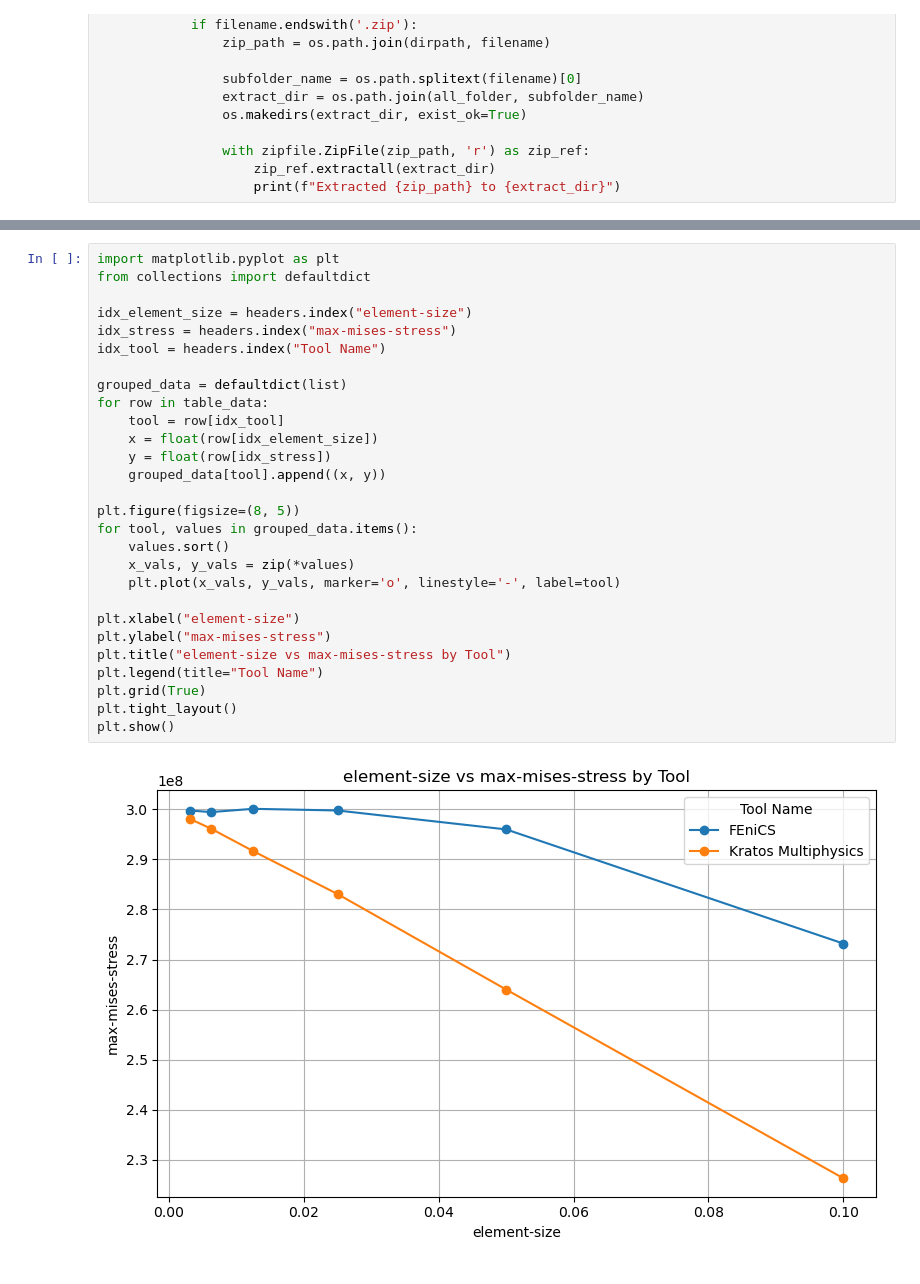
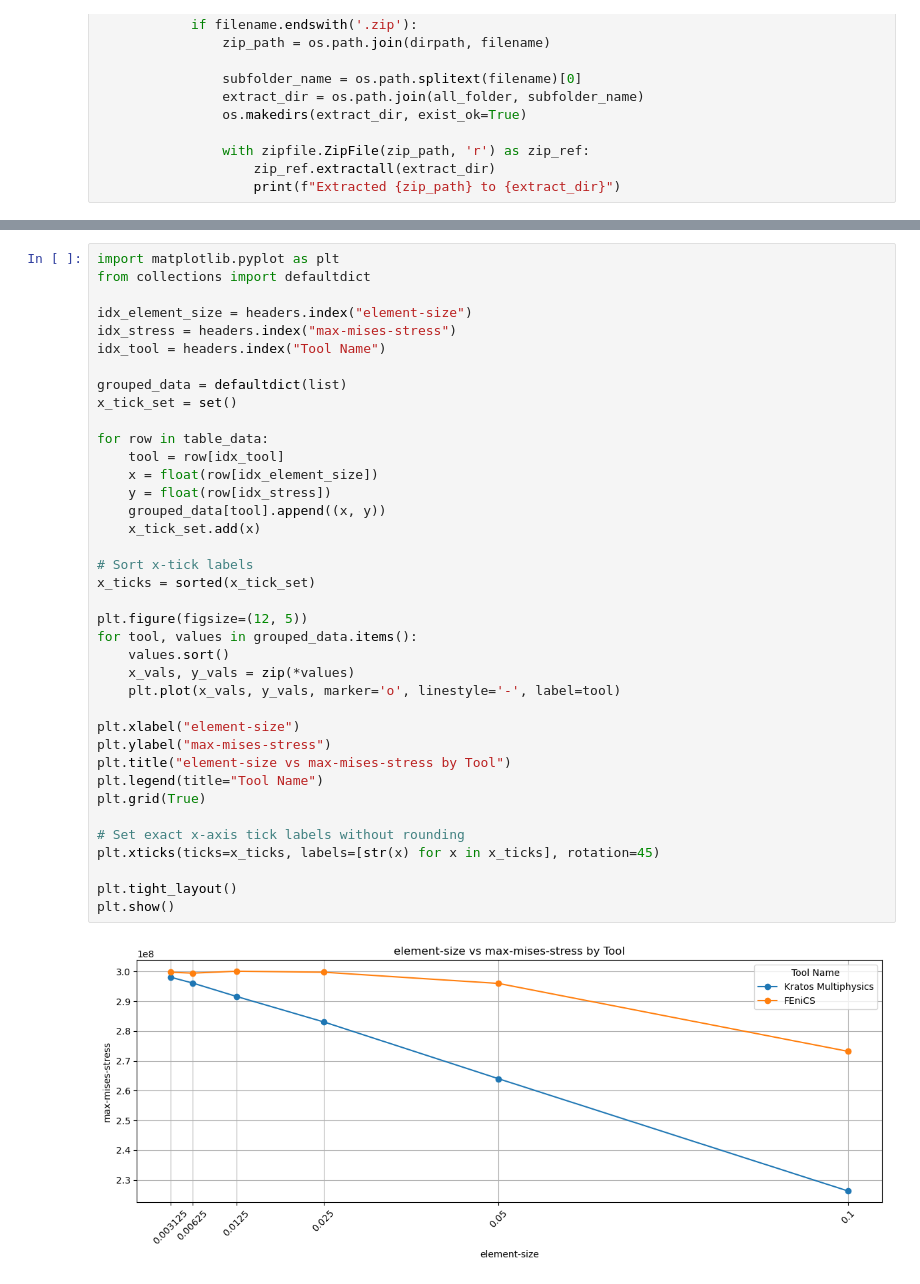
Before and after one commit to izus-fokus/snakemake-report-plugin-metadata4ing, a Jupyter notebook: examples/notebooks/Benchmarks.ipynb, the cells around one changed output, grey strips where cells are left out. Drawn from its saved outputs; the diff is of its cells as text.

```diff
--- a/examples/notebooks/Benchmarks.ipynb
+++ b/examples/notebooks/Benchmarks.ipynb
@@ -165,30 +165,40 @@ b3f74a5a49b42369   Kratos Multiphysics        0.1               2.1e+11
 # %%
 import matplotlib.pyplot as plt
 from collections import defaultdict
 
 idx_element_size = headers.index("element-size")
 idx_stress = headers.index("max-mises-stress")
 idx_tool = headers.index("Tool Name")
 
 grouped_data = defaultdict(list)
+x_tick_set = set()
+
 for row in table_data:
     tool = row[idx_tool]
     x = float(row[idx_element_size])
     y = float(row[idx_stress])
     grouped_data[tool].append((x, y))
+    x_tick_set.add(x)
 
-plt.figure(figsize=(8, 5))
+# Sort x-tick labels
+x_ticks = sorted(x_tick_set)
+
+plt.figure(figsize=(12, 5))
 for tool, values in grouped_data.items():
     values.sort()
     x_vals, y_vals = zip(*values)
     plt.plot(x_vals, y_vals, marker='o', linestyle='-', label=tool)
 
 plt.xlabel("element-size")
 plt.ylabel("max-mises-stress")
 plt.title("element-size vs max-mises-stress by Tool")
 plt.legend(title="Tool Name")
 plt.grid(True)
+
+# Set exact x-axis tick labels without rounding
+plt.xticks(ticks=x_ticks, labels=[str(x) for x in x_ticks], rotation=45)
+
 plt.tight_layout()
 plt.show()
 # %% [output]
-[figure, old version]
+[figure, new version]
```
Also changed, not shown: parts of 3 cells of this notebook, 2 other files.
